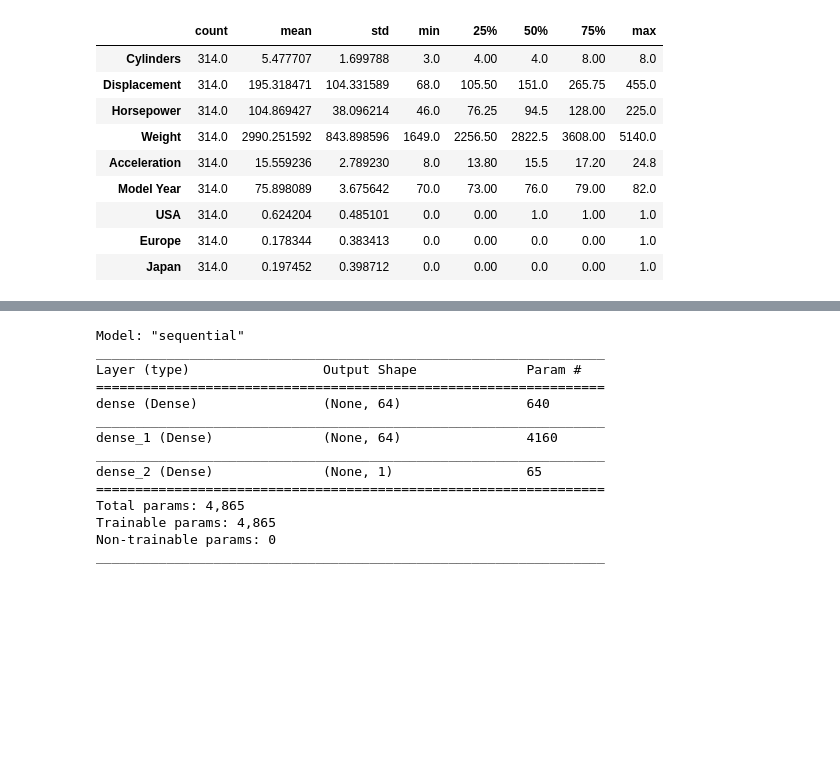
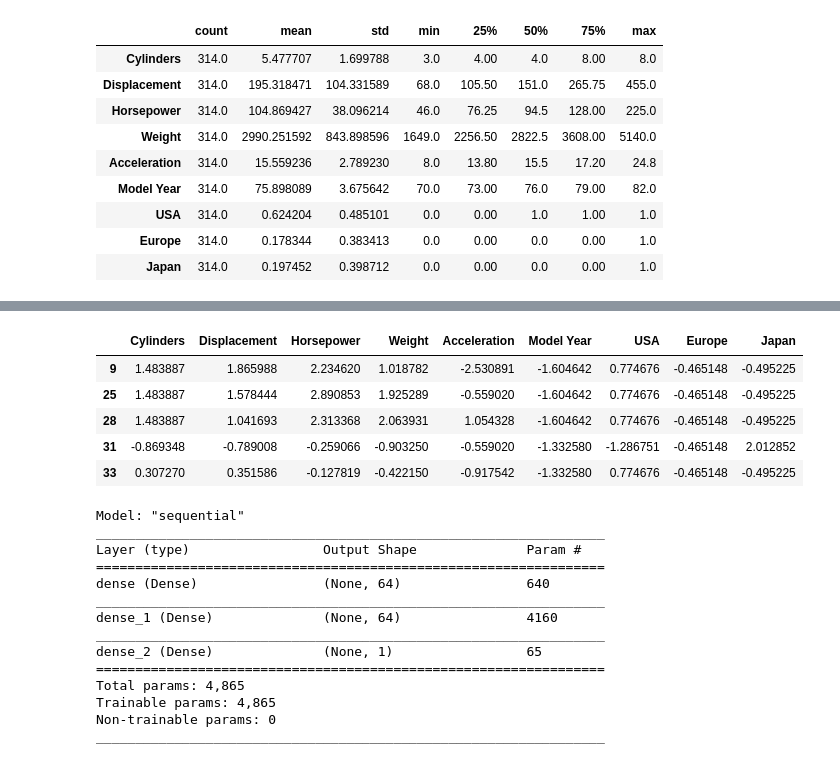
Before and after one commit to marxlee/py-data-process, a Jupyter notebook: jupyterlab/day16/tensorflow2.0/6. 回归.ipynb, the cells around one changed output, grey strips where cells are left out. Drawn from its saved outputs; the diff is of its cells as text; code cells hidden in the pictures; blank space fills up the shorter version.

```diff
--- a/jupyterlab/day16/tensorflow2.0/6. 回归.ipynb
+++ b/jupyterlab/day16/tensorflow2.0/6. 回归.ipynb
@@ -106,6 +213,15 @@ def norm(x):
   return (x - train_stats['mean']) / train_stats['std']
 normed_train_data = norm(train_dataset)
 normed_test_data = norm(test_dataset)
+# %%
+normed_test_data.head()
+# %% [output]
+|  | Cylinders | Displacement | Horsepower | Weight | Acceleration | Model Year | USA | Europe | Japan |
+| 9 | 1.483887 | 1.865988 | 2.234620 | 1.018782 | -2.530891 | -1.604642 | 0.774676 | -0.465148 | -0.495225 |
+| 25 | 1.483887 | 1.578444 | 2.890853 | 1.925289 | -0.559020 | -1.604642 | 0.774676 | -0.465148 | -0.495225 |
+| 28 | 1.483887 | 1.041693 | 2.313368 | 2.063931 | 1.054328 | -1.604642 | 0.774676 | -0.465148 | -0.495225 |
+| 31 | -0.869348 | -0.789008 | -0.259066 | -0.903250 | -0.559020 | -1.332580 | -1.286751 | -0.465148 | 2.012852 |
+| 33 | 0.307270 | 0.351586 | -0.127819 | -0.422150 | -0.917542 | -1.332580 | 0.774676 | -0.465148 | -0.495225 |
 # %%
 def build_model():
   model = keras.Sequential([
```
Also changed, not shown: parts of 25 cells of this notebook, 7 other files.
